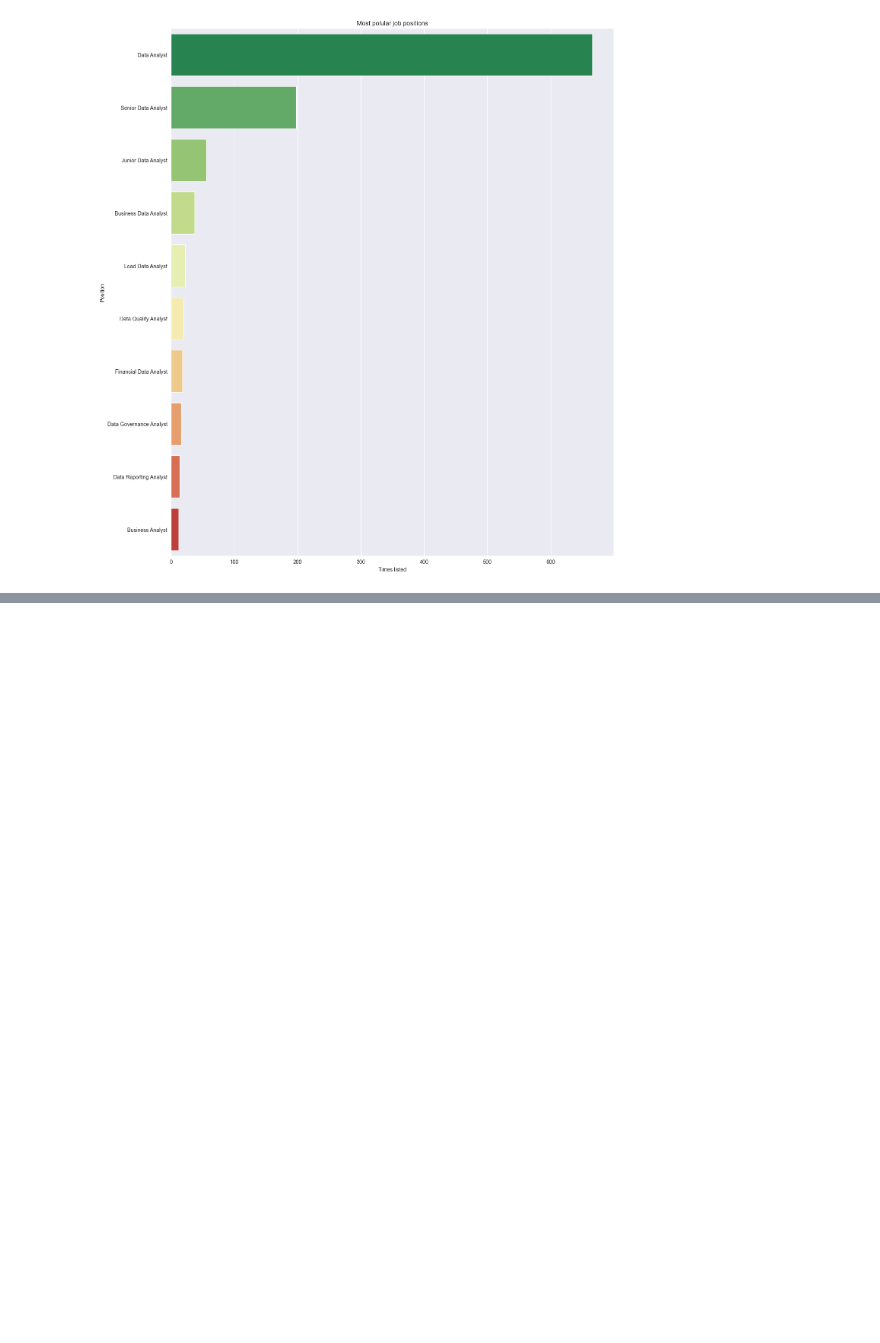
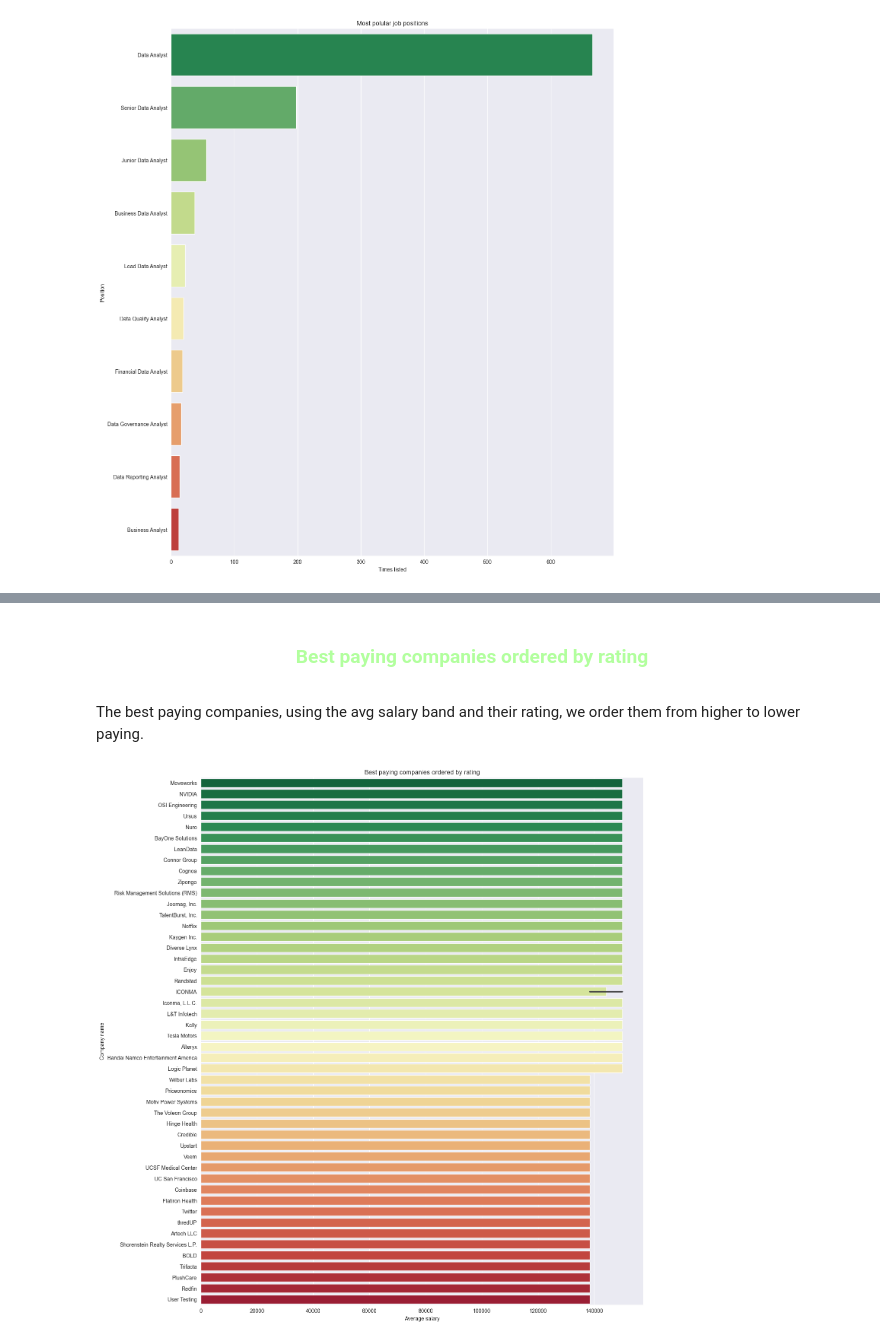
Before and after one commit to Imbravo/dataAnalystJobs, a Jupyter notebook: dataAnalystJobs.ipynb, the cells around one changed output, grey strips where cells are left out. Cells and saved outputs as stored; diff of their text form; code cells hidden in the pictures; blank space fills up the shorter version.

```diff
--- a/dataAnalystJobs.ipynb
+++ b/dataAnalystJobs.ipynb
@@ -365,0 +433,13 @@ plt.show()
+# %% [markdown]
+<center><h3 style='color:#B2FF9E'>Best paying companies ordered by rating </h3></center>
+# %% [markdown]
+The best paying companies, using the avg salary band and their rating, we order them from higher to lower paying.
+# %%
+plt.figure(figsize=(15,18))
+p = sns.barplot(data=listings[['Company Name', 'avg_salary', 'Rating']].sort_values(by=['avg_salary', 'Rating'],ascending=False).dropna()[:50], x ='avg_salary', y='Company Name', palette='RdYlGn_r')
+p.set_xlabel('Average salary')
+p.set_ylabel('Company name')
+p.set_title('Best paying companies ordered by rating')
+plt.show()
+# %% [output]
+[figure, added]
```
Also changed, not shown: parts of 25 cells of this notebook.
